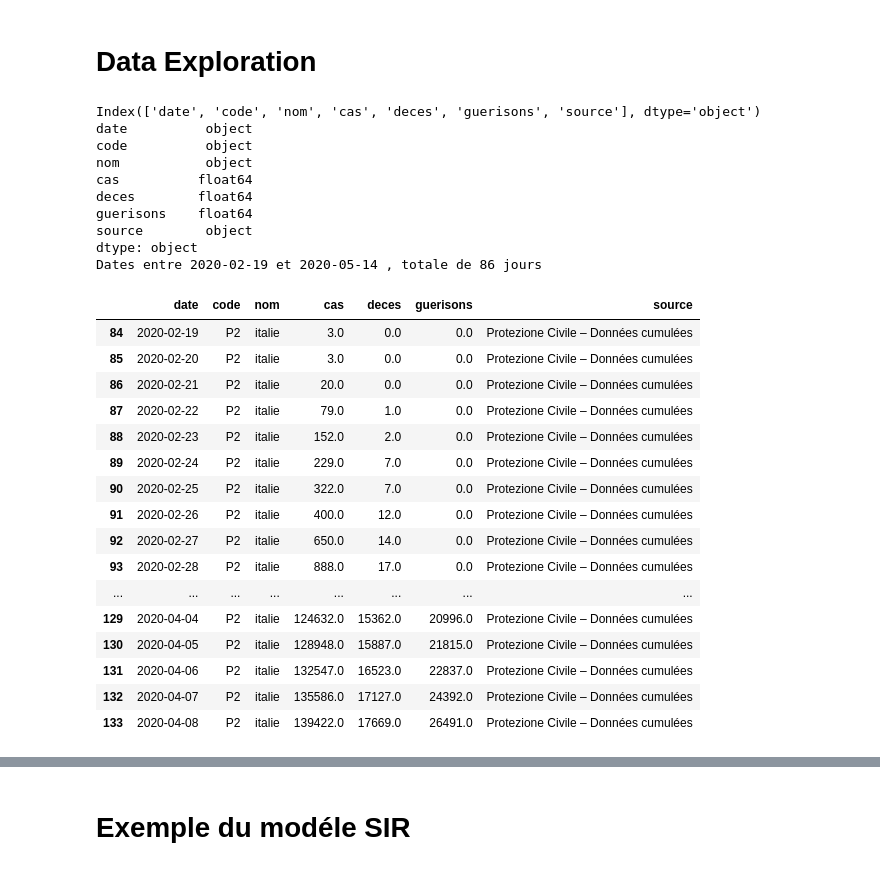
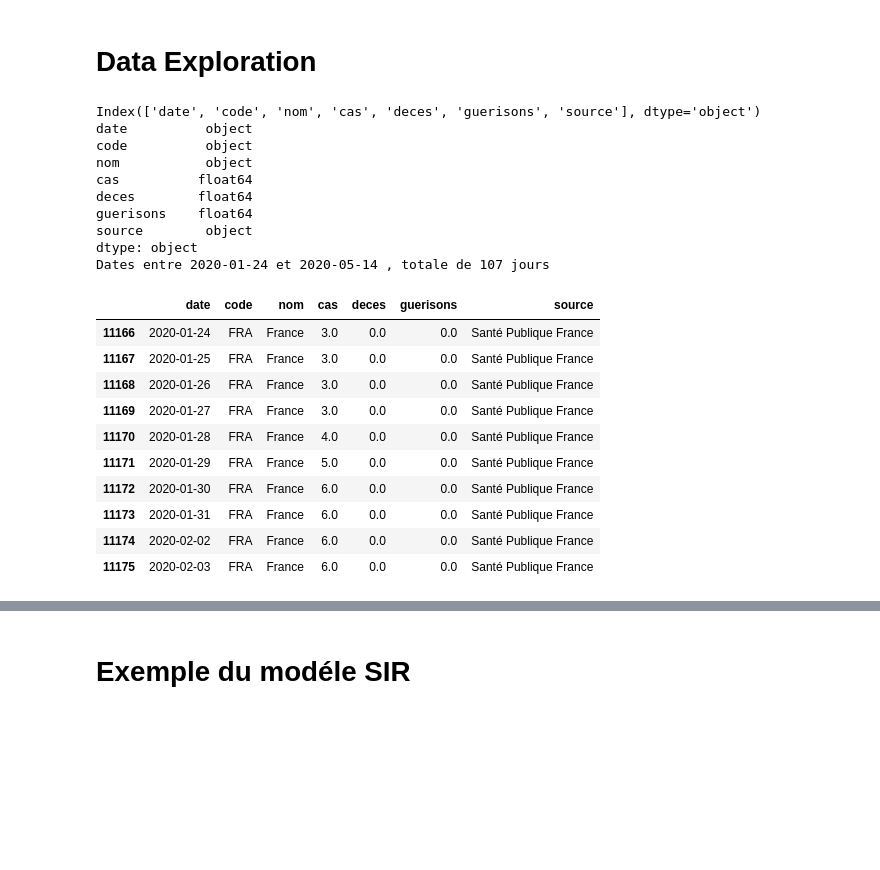
Before and after one commit to m-almatary/projetCovid, a Jupyter notebook: CovidSIR.ipynb, the cells around one changed output, grey strips where cells are left out. Saved outputs shown, nothing was run; the diff lists cells and outputs as text; code cells hidden in the pictures; blank space fills up the shorter version.

```diff
--- a/CovidSIR.ipynb
+++ b/CovidSIR.ipynb
@@ -12,43 +13,37 @@ import random
 # %%
-data = pd.read_csv("data.csv",sep=';')
-data = data[data.nom == "italie"]
+data = pd.read_csv("data/EU/data.csv",sep=';')
+data = data[data.nom == "France"]
 # %% [markdown]
 # Data Exploration
 # %%
 print(data.columns)
 print(data.dtypes)
 print("Dates entre", min(data['date']) , "et",max(data['date']), ", totale de", data['date'].nunique(), "jours")
 data['guerisons'] = data['guerisons'].replace(np.nan, 0)
 data['deces'] = data['deces'].replace(np.nan,0)
-data.head(50)
+data.head(10)
 # %% [output]
 Index(['date', 'code', 'nom', 'cas', 'deces', 'guerisons', 'source'], dtype='object')
 date          object
 code          object
 nom           object
 cas          float64
 deces        float64
 guerisons    float64
 source        object
 dtype: object
-Dates entre 2020-02-19 et 2020-05-14 , totale de 86 jours
+Dates entre 2020-01-24 et 2020-05-14 , totale de 107 jours
 |  | date | code | nom | cas | deces | guerisons | source |
-| 84 | 2020-02-19 | P2 | italie | 3.0 | 0.0 | 0.0 | Protezione Civile – Données cumulées |
-| 85 | 2020-02-20 | P2 | italie | 3.0 | 0.0 | 0.0 | Protezione Civile – Données cumulées |
-| 86 | 2020-02-21 | P2 | italie | 20.0 | 0.0 | 0.0 | Protezione Civile – Données cumulées |
-| 87 | 2020-02-22 | P2 | italie | 79.0 | 1.0 | 0.0 | Protezione Civile – Données cumulées |
-| 88 | 2020-02-23 | P2 | italie | 152.0 | 2.0 | 0.0 | Protezione Civile – Données cumulées |
-| 89 | 2020-02-24 | P2 | italie | 229.0 | 7.0 | 0.0 | Protezione Civile – Données cumulées |
-| 90 | 2020-02-25 | P2 | italie | 322.0 | 7.0 | 0.0 | Protezione Civile – Données cumulées |
-| 91 | 2020-02-26 | P2 | italie | 400.0 | 12.0 | 0.0 | Protezione Civile – Données cumulées |
-| 92 | 2020-02-27 | P2 | italie | 650.0 | 14.0 | 0.0 | Protezione Civile – Données cumulées |
-| 93 | 2020-02-28 | P2 | italie | 888.0 | 17.0 | 0.0 | Protezione Civile – Données cumulées |
-| ... | ... | ... | ... | ... | ... | ... | ... |
-| 129 | 2020-04-04 | P2 | italie | 124632.0 | 15362.0 | 20996.0 | Protezione Civile – Données cumulées |
-| 130 | 2020-04-05 | P2 | italie | 128948.0 | 15887.0 | 21815.0 | Protezione Civile – Données cumulées |
-| 131 | 2020-04-06 | P2 | italie | 132547.0 | 16523.0 | 22837.0 | Protezione Civile – Données cumulées |
-| 132 | 2020-04-07 | P2 | italie | 135586.0 | 17127.0 | 24392.0 | Protezione Civile – Données cumulées |
-| 133 | 2020-04-08 | P2 | italie | 139422.0 | 17669.0 | 26491.0 | Protezione Civile – Données cumulées |
+| 11166 | 2020-01-24 | FRA | France | 3.0 | 0.0 | 0.0 | Santé Publique France |
+| 11167 | 2020-01-25 | FRA | France | 3.0 | 0.0 | 0.0 | Santé Publique France |
+| 11168 | 2020-01-26 | FRA | France | 3.0 | 0.0 | 0.0 | Santé Publique France |
+| 11169 | 2020-01-27 | FRA | France | 3.0 | 0.0 | 0.0 | Santé Publique France |
+| 11170 | 2020-01-28 | FRA | France | 4.0 | 0.0 | 0.0 | Santé Publique France |
+| 11171 | 2020-01-29 | FRA | France | 5.0 | 0.0 | 0.0 | Santé Publique France |
+| 11172 | 2020-01-30 | FRA | France | 6.0 | 0.0 | 0.0 | Santé Publique France |
+| 11173 | 2020-01-31 | FRA | France | 6.0 | 0.0 | 0.0 | Santé Publique France |
+| 11174 | 2020-02-02 | FRA | France | 6.0 | 0.0 | 0.0 | Santé Publique France |
+| 11175 | 2020-02-03 | FRA | France | 6.0 | 0.0 | 0.0 | Santé Publique France |
 # %%
 data.describe()
 # %% [output]
```
Also changed, not shown: parts of 11 cells of this notebook, 2 other files.
